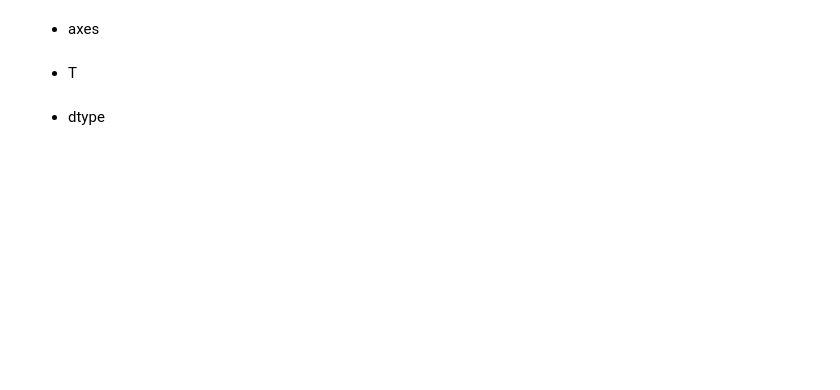
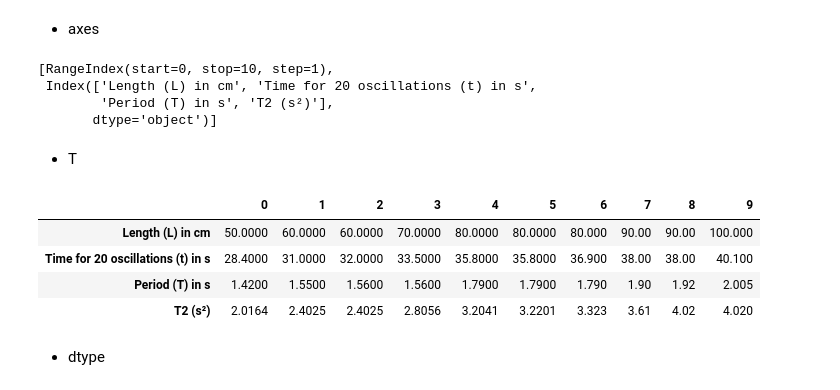
Before and after one commit to princealexanderm/SEC_S6_2026-27, a Jupyter notebook: FYUGP_S6_SEC(2026_27)_Data_analysis_in_physical_science_2.ipynb, the cells around one changed output. Cells and saved outputs as stored; diff of their text form; code cells hidden in the pictures; blank space fills up the shorter version.

```diff
--- a/FYUGP_S6_SEC(2026_27)_Data_analysis_in_physical_science_2.ipynb
+++ b/FYUGP_S6_SEC(2026_27)_Data_analysis_in_physical_science_2.ipynb
@@ -1693,6 +1835,21 @@ df
 # %% [markdown]
 - axes
+# %%
+df.axes
+# %% [output]
+[RangeIndex(start=0, stop=10, step=1),
+ Index(['Length (L) in cm', 'Time for 20 oscillations (t) in s',
+        'Period (T) in s', 'T2 (s²)'],
+       dtype='object')]
 # %% [markdown]
 - T
+# %%
+df.T
+# %% [output]
+|  | 0 | 1 | 2 | 3 | 4 | 5 | 6 | 7 | 8 | 9 |
+| Length (L) in cm | 50.0000 | 60.0000 | 60.0000 | 70.0000 | 80.0000 | 80.0000 | 80.000 | 90.00 | 90.00 | 100.000 |
+| Time for 20 oscillations (t) in s | 28.4000 | 31.0000 | 32.0000 | 33.5000 | 35.8000 | 35.8000 | 36.900 | 38.00 | 38.00 | 40.100 |
+| Period (T) in s | 1.4200 | 1.5500 | 1.5600 | 1.5600 | 1.7900 | 1.7900 | 1.790 | 1.90 | 1.92 | 2.005 |
+| T2 (s²) | 2.0164 | 2.4025 | 2.4025 | 2.8056 | 3.2041 | 3.2201 | 3.323 | 3.61 | 4.02 | 4.020 |
 # %% [markdown]
 - dtype
```
Also changed, not shown: parts of 47 cells of this notebook.
